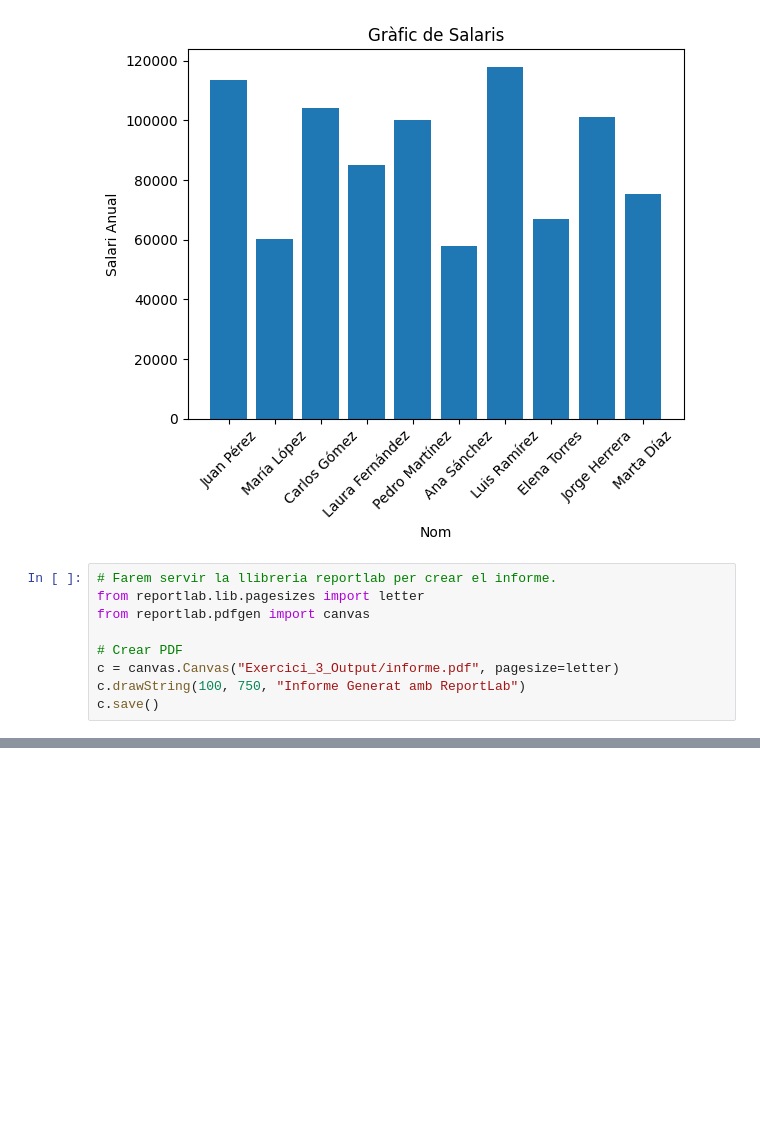
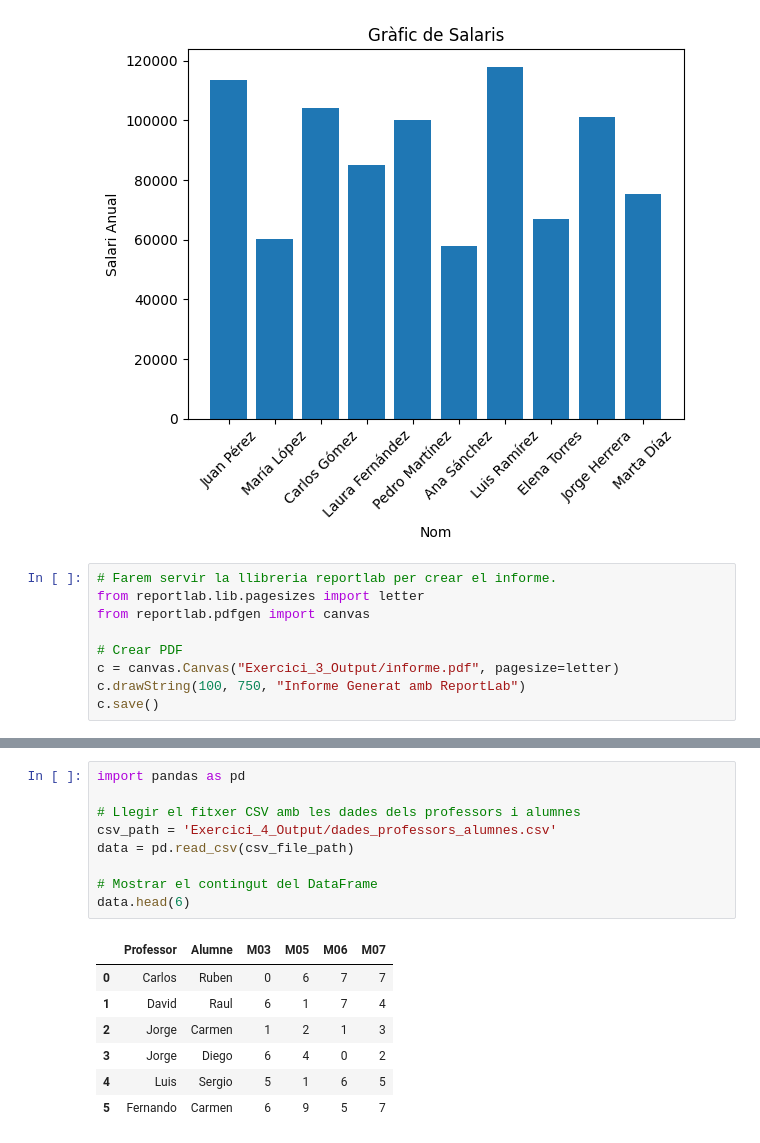
Before and after one commit to Red1-1/jupiter-logs-pandas-Red1-1, a Jupyter notebook: P4.ipynb, the cells around one changed output, grey strips where cells are left out. Cells and saved outputs as stored; diff of their text form; blank space fills up the shorter version.

Commit message:
Exercici 4

```diff
--- a/P4.ipynb
+++ b/P4.ipynb
@@ -186,0 +240,17 @@ c.save()
+# %%
+import pandas as pd
+
+# Llegir el fitxer CSV amb les dades dels professors i alumnes
+csv_path = 'Exercici_4_Output/dades_professors_alumnes.csv'
+data = pd.read_csv(csv_file_path)
+
+# Mostrar el contingut del DataFrame
+data.head(6)
+# %% [output]
+|  | Professor | Alumne | M03 | M05 | M06 | M07 |
+| 0 | Carlos | Ruben | 0 | 6 | 7 | 7 |
+| 1 | David | Raul | 6 | 1 | 7 | 4 |
+| 2 | Jorge | Carmen | 1 | 2 | 1 | 3 |
+| 3 | Jorge | Diego | 6 | 4 | 0 | 2 |
+| 4 | Luis | Sergio | 5 | 1 | 6 | 5 |
+| 5 | Fernando | Carmen | 6 | 9 | 5 | 7 |
```
Also changed, not shown: parts of 2 cells of this notebook, 2 other files.
